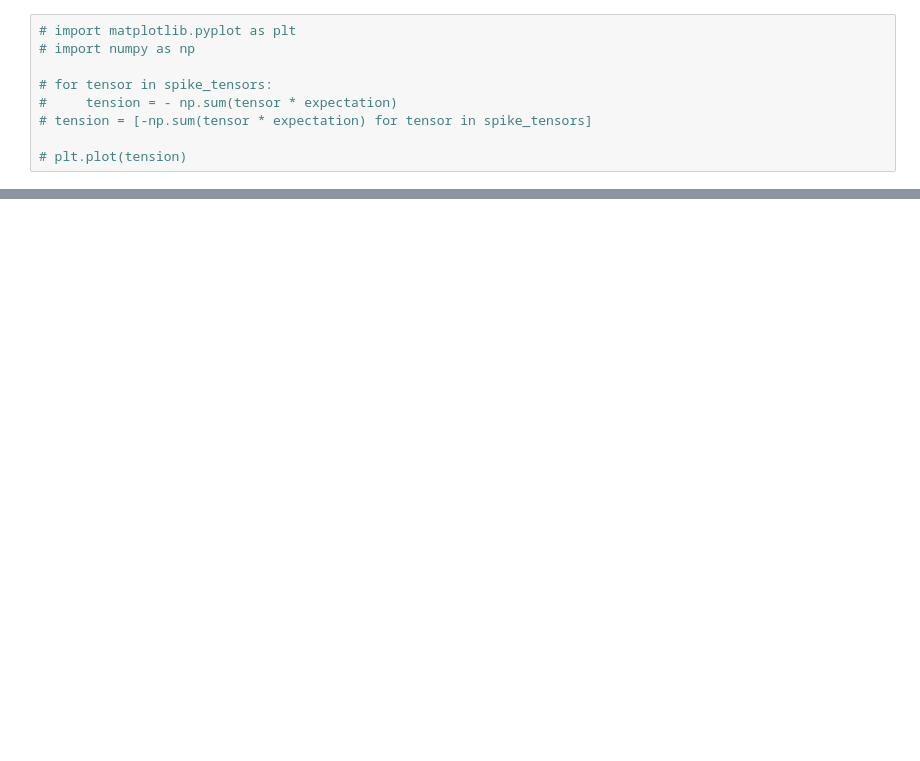
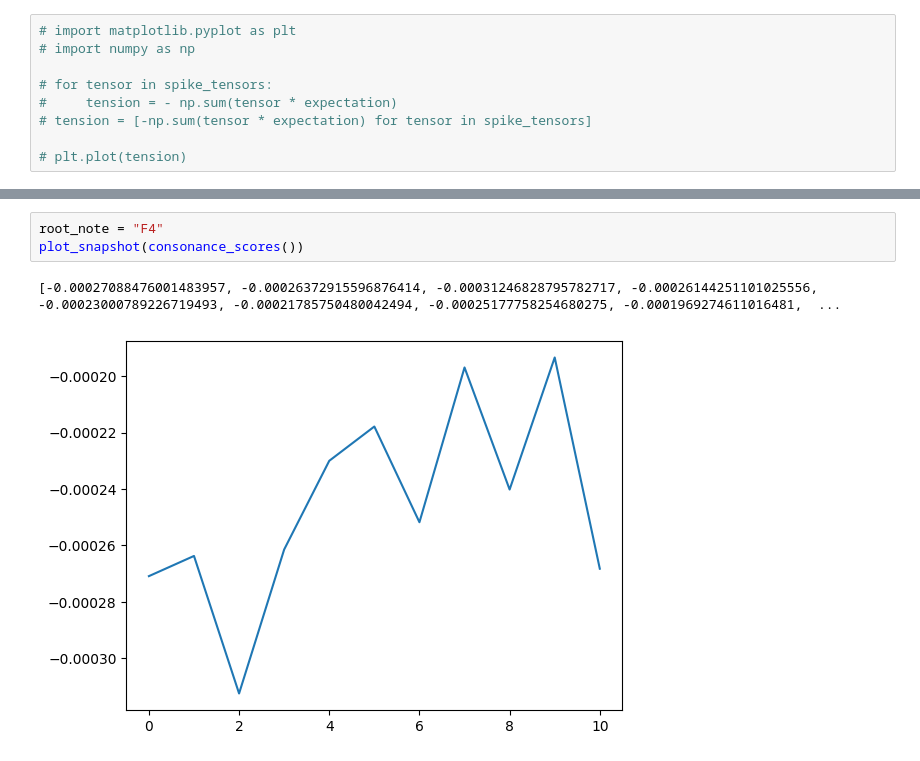
Before and after one commit to prabnur/bez2018model_valence, a Jupyter notebook: tensor.ipynb, the cells around one changed output, grey strips where cells are left out. Cells and saved outputs as stored; diff of their text form; blank space fills up the shorter version.

```diff
--- a/tensor.ipynb
+++ b/tensor.ipynb
@@ -67,0 +73,6 @@ plot_snapshot(consonance_scores(adjust_to_zero=True))
+# %%
+root_note = "F4"
+plot_snapshot(consonance_scores())
+# %% [output]
+[-0.00027088476001483957, -0.00026372915596876414, -0.00031246828795782717, -0.00026144251101025556, -0.00023000789226719493, -0.00021785750480042494, -0.00025177758254680275, -0.0001969274611016481,  ...
+[figure, added]
```
Also changed, not shown: parts of 8 cells of this notebook, 5 other files.
